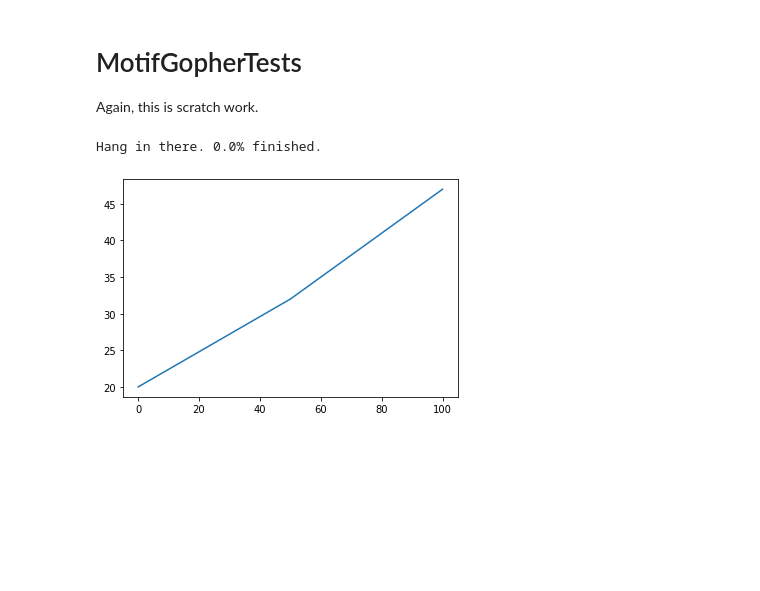
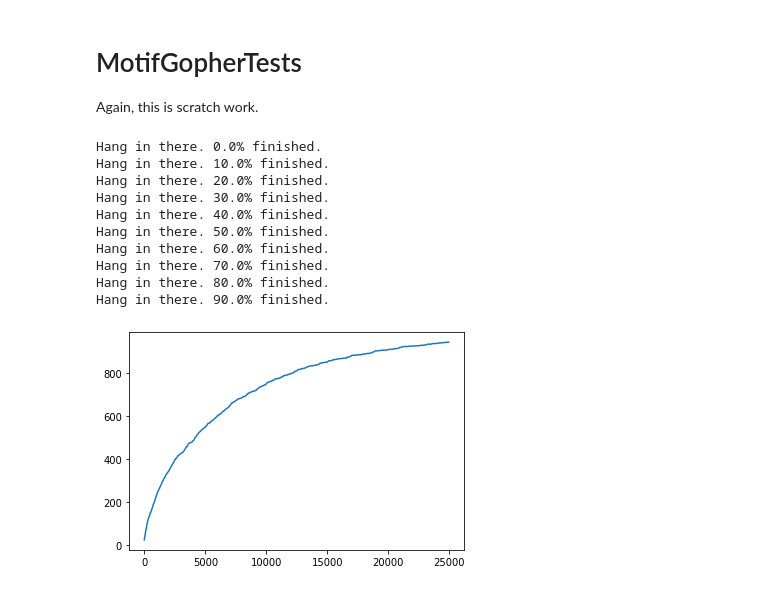
Before and after one commit to petervdonovan/CitationParser, a Jupyter notebook: MotifFeatures/MotifGopher/MotifGopherPurgeTests.ipynb, the cells around one changed output. Drawn from its saved outputs; the diff is of its cells as text; code cells hidden in the pictures; blank space fills up the shorter version.

```diff
--- a/MotifFeatures/MotifGopher/MotifGopherPurgeTests.ipynb
+++ b/MotifFeatures/MotifGopher/MotifGopherPurgeTests.ipynb
@@ -28,8 +28,17 @@ gopher3 = MotifGopher(
     r=0.75
 )
 # %%
-gopher1.plot_hunt()
+gopher3.plot_hunt()
 # %% [output]
 Hang in there. 0.0% finished.
+Hang in there. 10.0% finished.
+Hang in there. 20.0% finished.
+Hang in there. 30.0% finished.
+Hang in there. 40.0% finished.
+Hang in there. 50.0% finished.
+Hang in there. 60.0% finished.
+Hang in there. 70.0% finished.
+Hang in there. 80.0% finished.
+Hang in there. 90.0% finished.
-[figure, old version]
+[figure, new version]
 # %%
```
Also changed, not shown: parts of 3 cells of this notebook.
